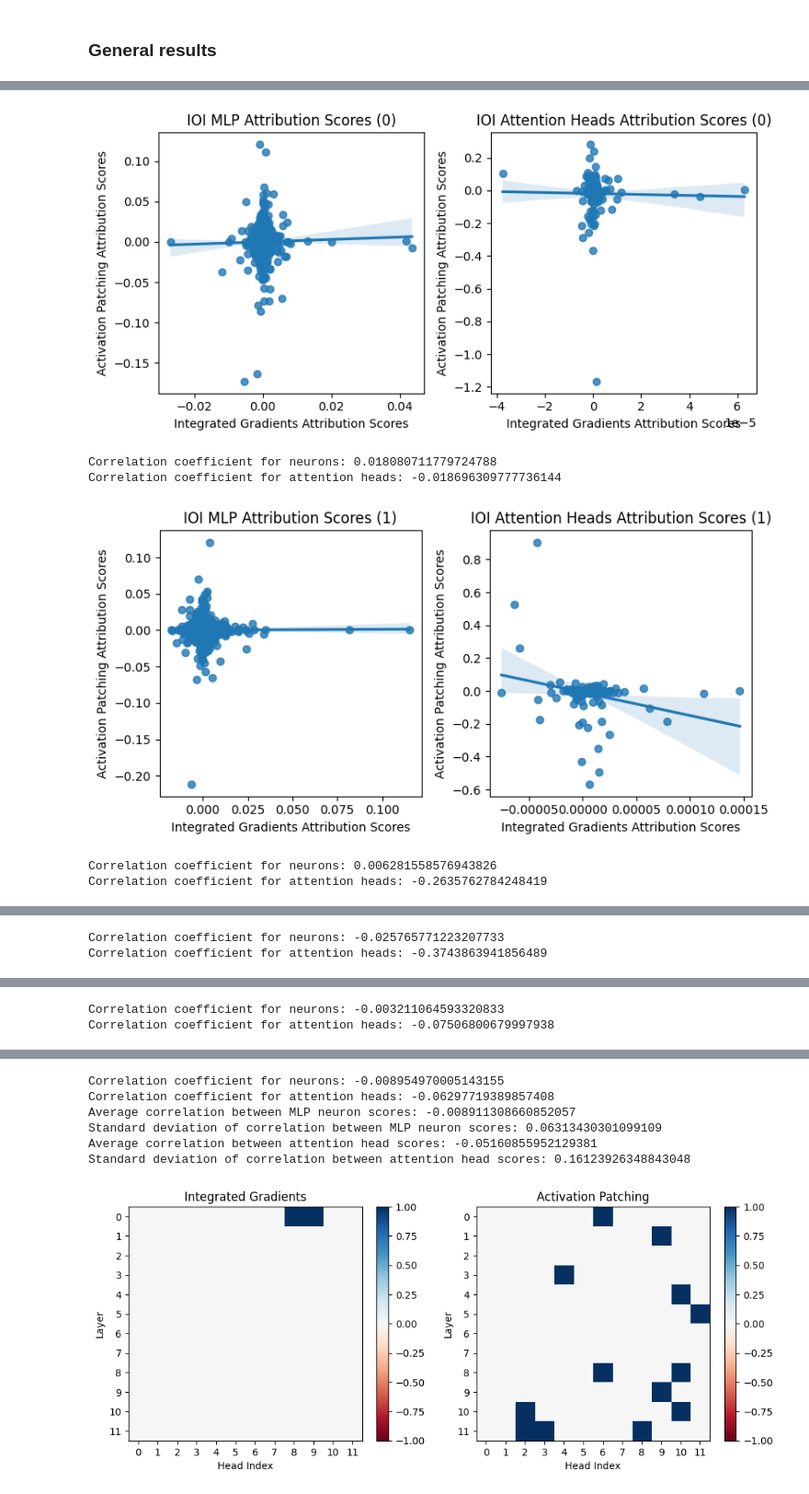
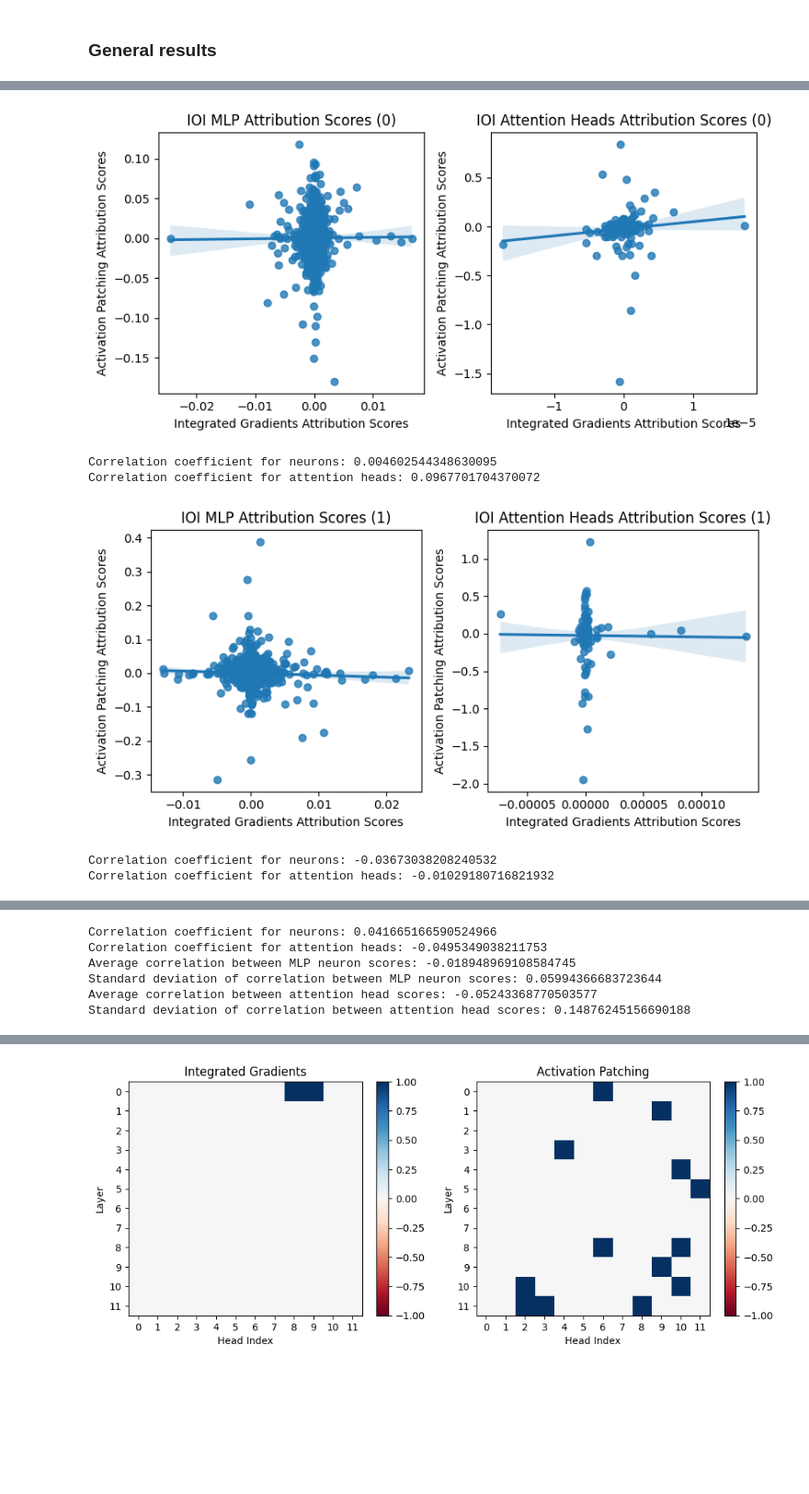
Before and after one commit to mwmlo/gradient_causal_knowledge, a Jupyter notebook: 0 - Initial_comparison.ipynb, the cells around one changed output, grey strips where cells are left out. Shown at 92% size. Saved outputs shown, nothing was run; the diff lists cells and outputs as text; code cells hidden in the pictures; blank space fills up the shorter version.

```diff
--- a/0 - Initial_comparison.ipynb
+++ b/0 - Initial_comparison.ipynb
@@ -226,6 +228,6 @@ ig_attn_results = torch.load("results/initial/ig_attn_zero_results.pt")
 ig_mlp_results = torch.load("results/initial/ig_mlp_zero_results.pt")
 
 # Same runs as in experiment 4 with latent components, patching from corrupt to clean
-ap_mlp_results = torch.load("results/latent_components/ioi/ap_corrupt_clean_mlp.pt")
-ap_attn_results = torch.load("results/latent_components/ioi/ap_corrupt_clean_attn.pt")
+ap_mlp_results = torch.load("results/aligned/ioi/ap_mlp.pt")[:10]
+ap_attn_results = torch.load("results/aligned/ioi/ap_attn.pt")[:10]
 # %%
@@ -261,17 +261,17 @@ Standard deviation of attribution score for AP MLP neurons: 0.00898469053208828
 # %%
-plot_correlation_comparison(ig_mlp_results[10:15], ap_mlp_results[10:15], ig_attn_results[10:15], ap_attn_results[10:15], Task.IOI)
+plot_correlation_comparison(ig_mlp_results[:3], ap_mlp_results[:3], ig_attn_results[:3], ap_attn_results[:3], Task.IOI)
 
 mlp_corr_avg, mlp_corr_std = average_correlation(ig_mlp_results, ap_mlp_results)
 print(f"Average correlation between MLP neuron scores: {mlp_corr_avg}")
 print(f"Standard deviation of correlation between MLP neuron scores: {mlp_corr_std}")
 
 attn_corr_avg, attn_corr_std = average_correlation(ig_attn_results, ap_attn_results)
 print(f"Average correlation between attention head scores: {attn_corr_avg}")
 print(f"Standard deviation of correlation between attention head scores: {attn_corr_std}")
 # %% [output]
-[figure, old version]
+[figure, new version]
-Correlation coefficient for neurons: 0.018080711779724788
-Correlation coefficient for attention heads: -0.018696309777736144
+Correlation coefficient for neurons: 0.004602544348630095
+Correlation coefficient for attention heads: 0.0967701704370072
-[figure, old version]
+[figure, new version]
-Correlation coefficient for neurons: 0.006281558576943826
-Correlation coefficient for attention heads: -0.2635762784248419
+Correlation coefficient for neurons: -0.03673038208240532
+Correlation coefficient for attention heads: -0.01029180716821932
@@ -279,2 +279,6 @@ Correlation coefficient for attention heads: -0.2635762784248419
-Correlation coefficient for neurons: -0.025765771223207733
-Correlation coefficient for attention heads: -0.3743863941856489
+Correlation coefficient for neurons: 0.041665166590524966
+Correlation coefficient for attention heads: -0.0495349038211753
+Average correlation between MLP neuron scores: -0.018948969108584745
+Standard deviation of correlation between MLP neuron scores: 0.05994366683723644
+Average correlation between attention head scores: -0.05243368770503577
+Standard deviation of correlation between attention head scores: 0.14876245156690188
@@ -282,2 +284,0 @@ Correlation coefficient for attention heads: -0.3743863941856489
-Correlation coefficient for neurons: -0.003211064593320833
-Correlation coefficient for attention heads: -0.07506800679997938
@@ -285,9 +285,3 @@ Correlation coefficient for attention heads: -0.07506800679997938
-Correlation coefficient for neurons: -0.008954970005143155
-Correlation coefficient for attention heads: -0.06297719389857408
-Average correlation between MLP neuron scores: -0.008911308660852057
-Standard deviation of correlation between MLP neuron scores: 0.06313430301099109
-Average correlation between attention head scores: -0.05160855952129381
-Standard deviation of correlation between attention head scores: 0.16123926348843048
 # %%
 ig_attn_significant, _ = highlight_components(ig_attn_results)
 ap_attn_significant, _ = highlight_components(ap_attn_results)
```
Also changed, not shown: parts of 6 cells of this notebook, 3 other files.
